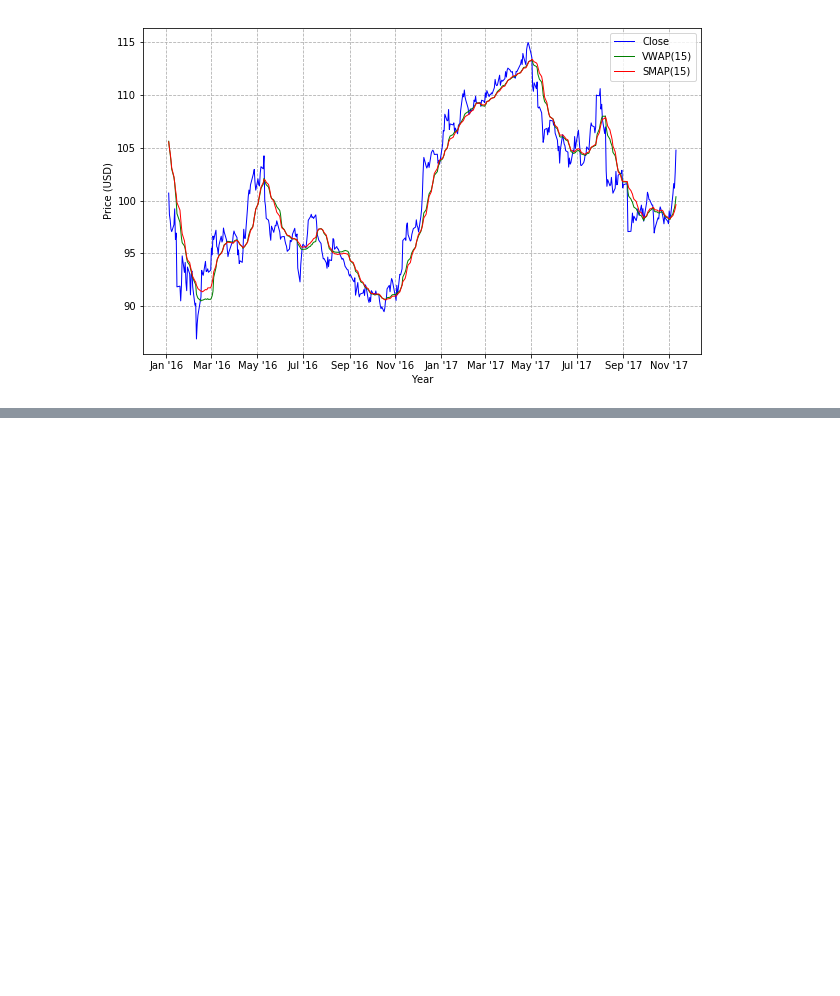
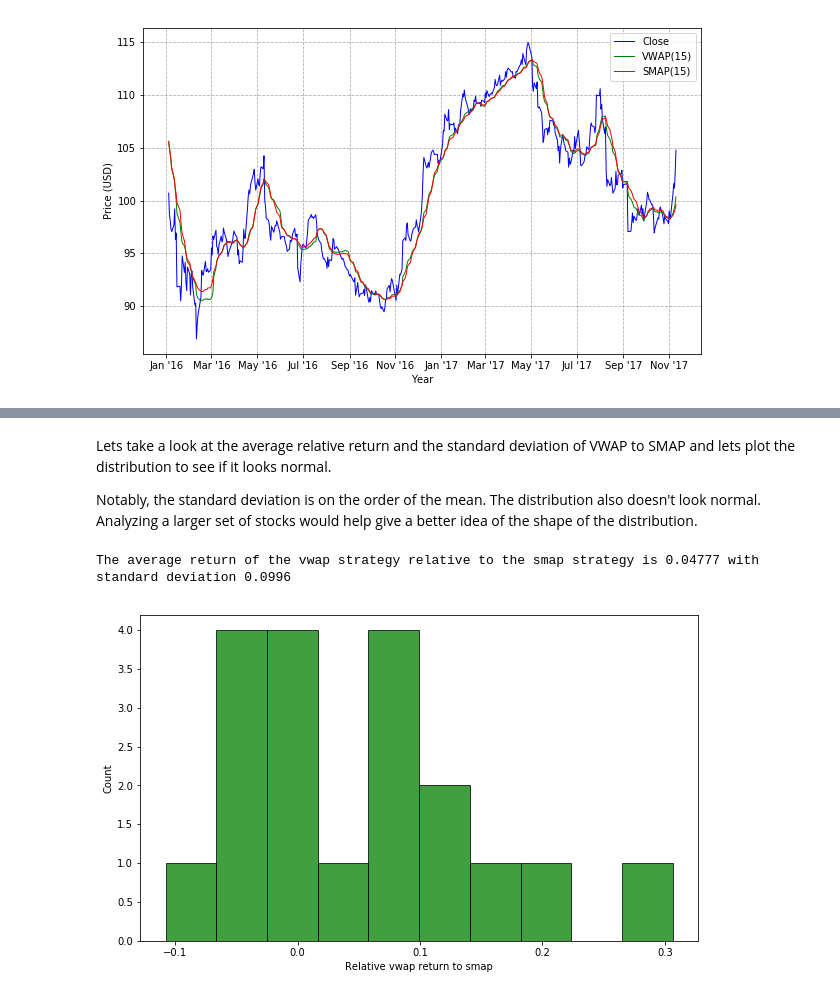
Before and after one commit to branhoff/VWAP_backtest, a Jupyter notebook: VWAP.ipynb, the cells around one changed output, grey strips where cells are left out. Saved outputs shown, nothing was run; the diff lists cells and outputs as text; code cells hidden in the pictures; blank space fills up the shorter version.

```diff
--- a/VWAP.ipynb
+++ b/VWAP.ipynb
@@ -163,9 +167,2 @@ def set_value(signal,openprice):
 
     return value
-# %%
-historical_data['Disney']['SMAP_Signal'] = set_signal(historical_data['Disney']['SMAP'],historical_data['Disney']['Close'],lookback)
-historical_data['Disney']['VWAP_Signal'] = set_signal(historical_data['Disney']['VWAP'],historical_data['Disney']['Close'],lookback)
-historical_data['Disney']['SMAP_Value']  = set_value(historical_data['Disney']['SMAP_Signal'],
-                                                     historical_data['Disney']['Close'])
-historical_data['Disney']['VWAP_Value']  = set_value(historical_data['Disney']['VWAP_Signal'],
-                                                     historical_data['Disney']['Close'])
@@ -213,0 +238,20 @@ historical_data['Disney'].tail(20)
+# %% [markdown]
+Lets take a look at the average relative return and the standard deviation of VWAP to SMAP and lets plot the distribution to see if it looks normal.
+
+Notably, the standard deviation is on the order of the mean. The distribution also doesn't look normal. Analyzing a larger set of stocks would help give a better idea of the shape of the distribution.
+# %%
+delta          = (vwaps - smaps) / smaps
+vwap_smap_mean = delta.mean()
+vwap_smap_std  = delta.std()
+
+print "The average return of the vwap strategy relative to the smap strategy is {:.4} \
+with standard deviation {:.4}".format(vwap_smap_mean, vwap_smap_std)
+
+fig, ax = plt.subplots(1,1,figsize=(10,6))
+ax.hist(delta, 10, facecolor = 'green', alpha=0.75,edgecolor='black')
+ax.set_xlabel('Relative vwap return to smap')
+ax.set_ylabel('Count')
+plt.show()
+# %% [output]
+The average return of the vwap strategy relative to the smap strategy is 0.04777 with standard deviation 0.0996
+[figure, added]
```
Also changed, not shown: parts of 8 cells of this notebook.
